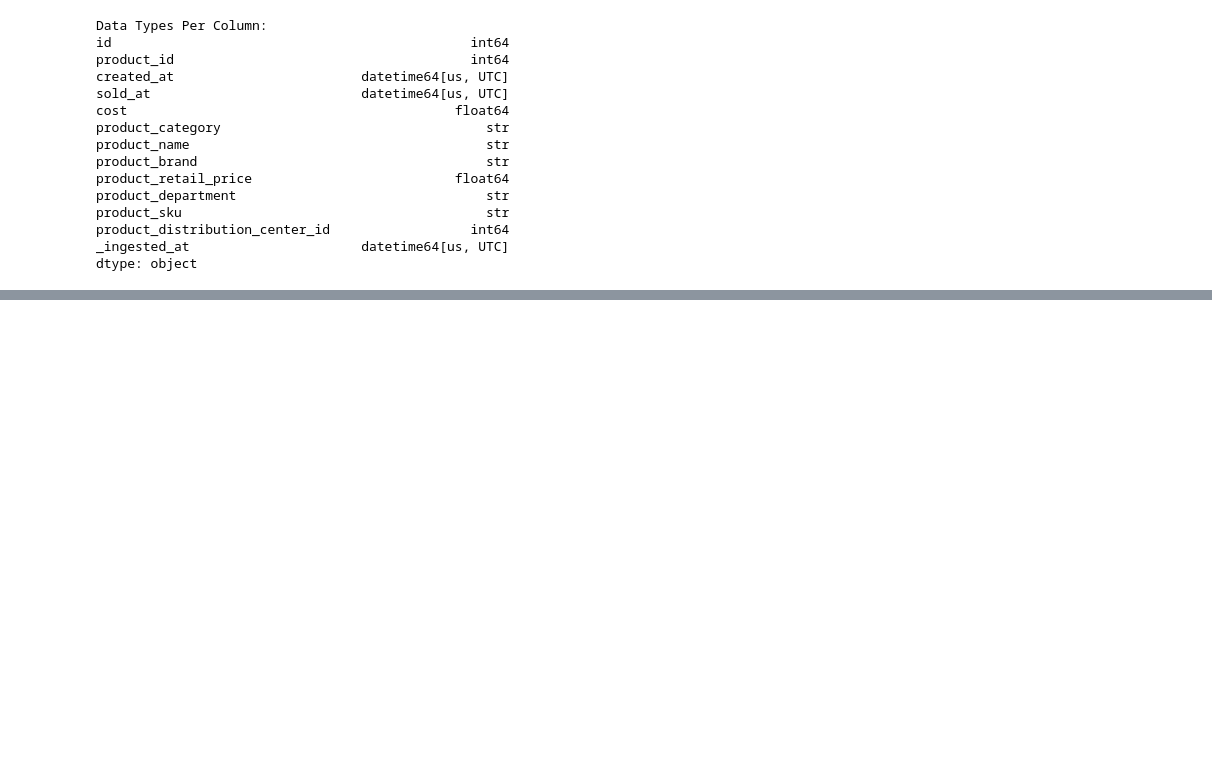
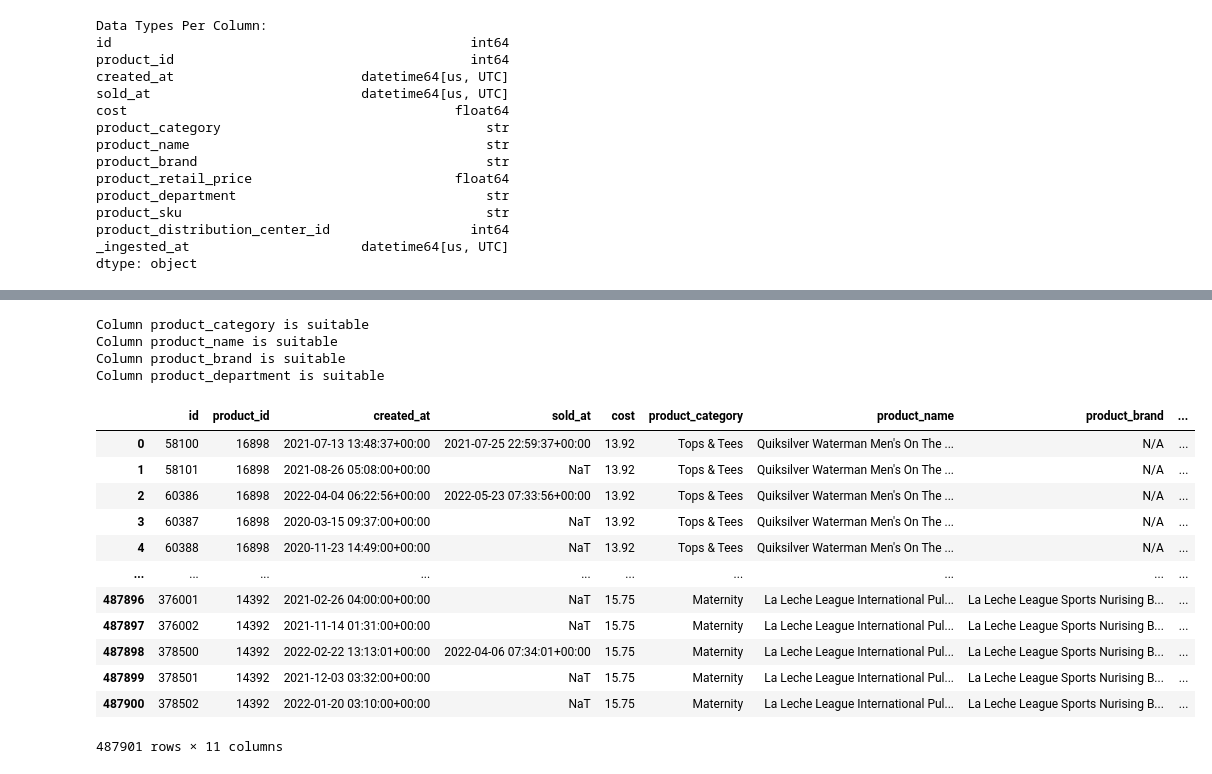
Before and after one commit to amretman77/depi-project, a Jupyter notebook: notebooks/inventory_items.ipynb, the cells around one changed output, grey strips where cells are left out. Drawn from its saved outputs; the diff is of its cells as text; code cells hidden in the pictures; blank space fills up the shorter version.

```diff
--- a/notebooks/inventory_items.ipynb
+++ b/notebooks/inventory_items.ipynb
@@ -66,0 +123,25 @@ dtype: object
+# %%
+df_inventory_items = df_inventory_items.replace("","N/A")
+# %%
+categorical_validity_checks(df_inventory_items)
+# %% [output]
+Column product_category is suitable
+Column product_name is suitable
+Column product_brand is suitable
+Column product_department is suitable
+# %%
+df_inventory_items
+# %% [output]
+|  | id | product_id | created_at | sold_at | cost | product_category | product_name | product_brand | ... |
+| 0 | 58100 | 16898 | 2021-07-13 13:48:37+00:00 | 2021-07-25 22:59:37+00:00 | 13.92 | Tops & Tees | Quiksilver Waterman Men's On The ... | N/A | ... |
+| 1 | 58101 | 16898 | 2021-08-26 05:08:00+00:00 | NaT | 13.92 | Tops & Tees | Quiksilver Waterman Men's On The ... | N/A | ... |
+| 2 | 60386 | 16898 | 2022-04-04 06:22:56+00:00 | 2022-05-23 07:33:56+00:00 | 13.92 | Tops & Tees | Quiksilver Waterman Men's On The ... | N/A | ... |
+| 3 | 60387 | 16898 | 2020-03-15 09:37:00+00:00 | NaT | 13.92 | Tops & Tees | Quiksilver Waterman Men's On The ... | N/A | ... |
+| 4 | 60388 | 16898 | 2020-11-23 14:49:00+00:00 | NaT | 13.92 | Tops & Tees | Quiksilver Waterman Men's On The ... | N/A | ... |
+| ... | ... | ... | ... | ... | ... | ... | ... | ... | ... |
+| 487896 | 376001 | 14392 | 2021-02-26 04:00:00+00:00 | NaT | 15.75 | Maternity | La Leche League International Pul... | La Leche League Sports Nurising B... | ... |
+| 487897 | 376002 | 14392 | 2021-11-14 01:31:00+00:00 | NaT | 15.75 | Maternity | La Leche League International Pul... | La Leche League Sports Nurising B... | ... |
+| 487898 | 378500 | 14392 | 2022-02-22 13:13:01+00:00 | 2022-04-06 07:34:01+00:00 | 15.75 | Maternity | La Leche League International Pul... | La Leche League Sports Nurising B... | ... |
+| 487899 | 378501 | 14392 | 2021-12-03 03:32:00+00:00 | NaT | 15.75 | Maternity | La Leche League International Pul... | La Leche League Sports Nurising B... | ... |
+| 487900 | 378502 | 14392 | 2022-01-20 03:10:00+00:00 | NaT | 15.75 | Maternity | La Leche League International Pul... | La Leche League Sports Nurising B... | ... |
+487901 rows × 11 columns
```
Also changed, not shown: parts of 6 cells of this notebook, 14 other files.
